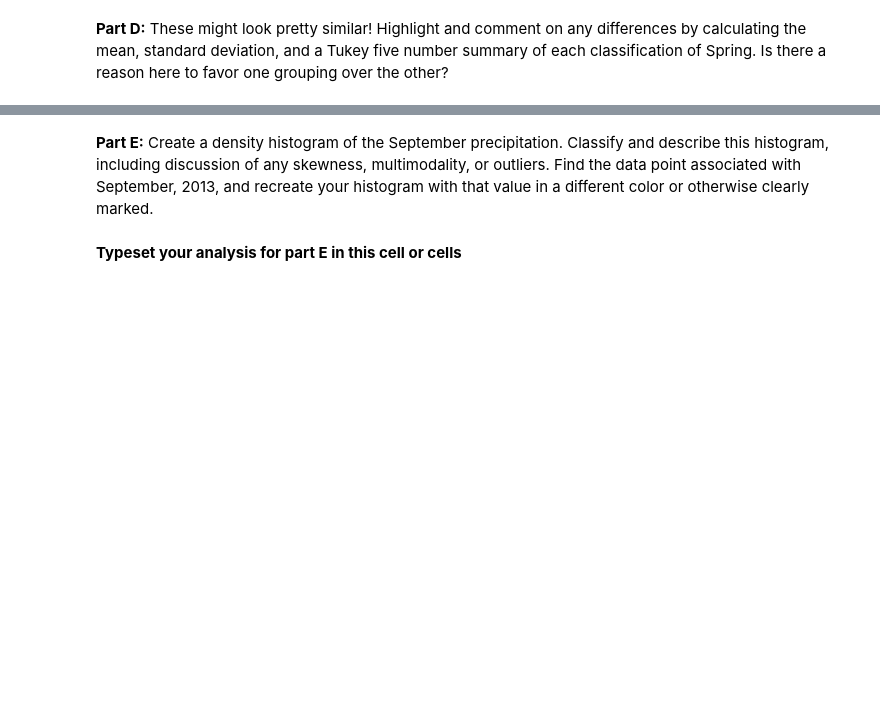
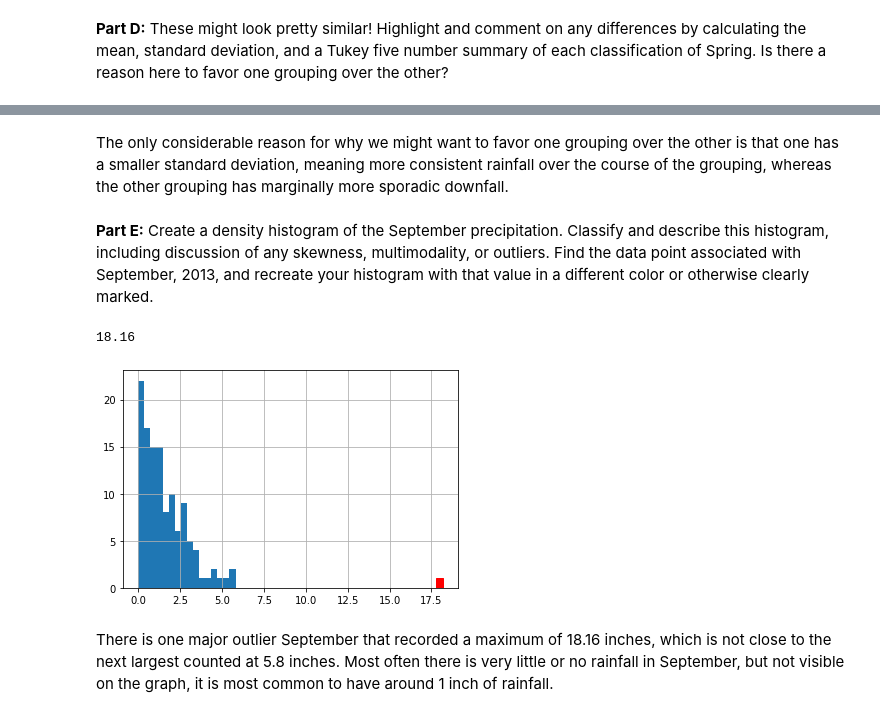
Before and after one commit to willemhscott/CSCI-3022, a Jupyter notebook: notebooks/Scott_Willem_HW1.ipynb, the cells around one changed output, grey strips where cells are left out. Saved outputs shown, nothing was run; the diff lists cells and outputs as text; code cells hidden in the pictures; blank space fills up the shorter version.

```diff
--- a/notebooks/Scott_Willem_HW1.ipynb
+++ b/notebooks/Scott_Willem_HW1.ipynb
@@ -256,2 +353,4 @@ Generate a box plot with precipitation on the y-axis and the two possible monthl
+# %% [markdown]
+The only considerable reason for why we might want to favor one grouping over the other is that one has a smaller standard deviation, meaning more consistent rainfall over the course of the grouping, whereas the other grouping has marginally more sporadic downfall.
 # %% [markdown]
 **Part E:** Create a density histogram of the September precipitation.  Classify and describe this histogram, including discussion of any skewness, multimodality, or outliers.  Find the data point associated with September, 2013, and recreate your histogram with that value in a different color or otherwise clearly marked.
@@ -260,2 +357,20 @@ Generate a box plot with precipitation on the y-axis and the two possible monthl
-# %% [markdown]
-**Typeset your analysis for part E in this cell or cells**
+# %%
+print(dfPrecip["SEP"][113])
+p = dfPrecip["SEP"].hist(bins=50)
+bar_value_to_label = 18
+min_distance = float("inf")  # initialize min_distance with infinity
+index_of_bar_to_label = 0
+for i, rectangle in enumerate(p.patches):  # iterate over every bar
+    tmp = abs(  # tmp = distance from middle of the bar to bar_value_to_label
+        (rectangle.get_x() +
+            (rectangle.get_width() * (1 / 2))) - bar_value_to_label)
+    if tmp < min_distance:  # we are searching for the bar with x cordinate
+                            # closest to bar_value_to_label
+        min_distance = tmp
+        index_of_bar_to_label = i
+p.patches[index_of_bar_to_label].set_color('r')
+# %% [output]
+18.16
+[figure, added]
+# %% [markdown]
+There is one major outlier September that recorded a maximum of 18.16 inches, which is not close to the next largest counted at 5.8 inches. Most often there is very little or no rainfall in September, but not visible on the graph, it is most common to have around 1 inch of rainfall.
```
Also changed, not shown: parts of 24 cells of this notebook, 2 other files.
